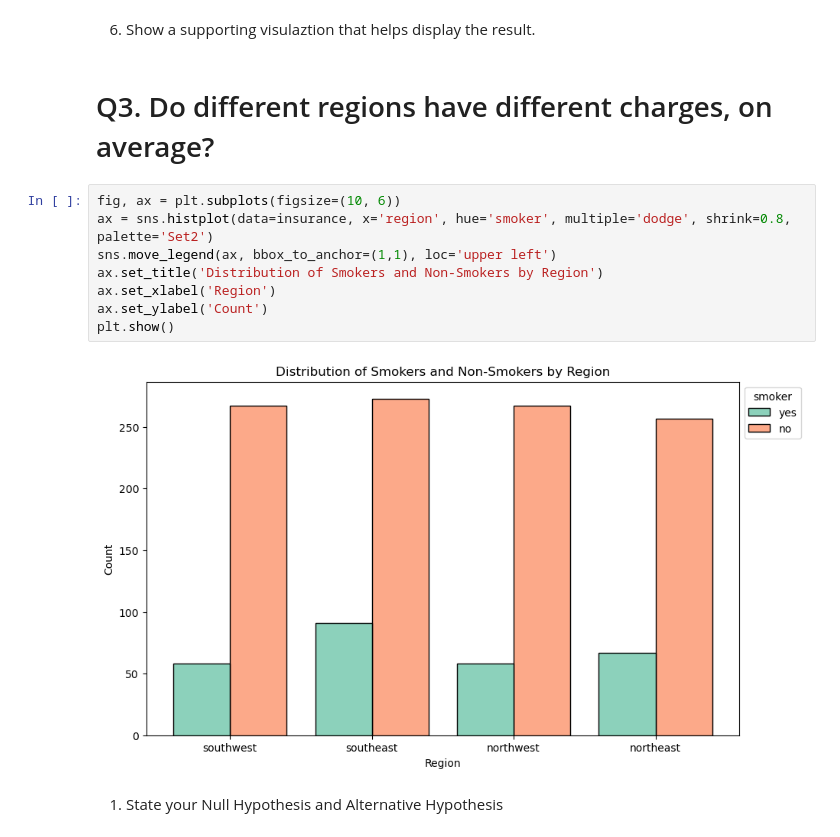
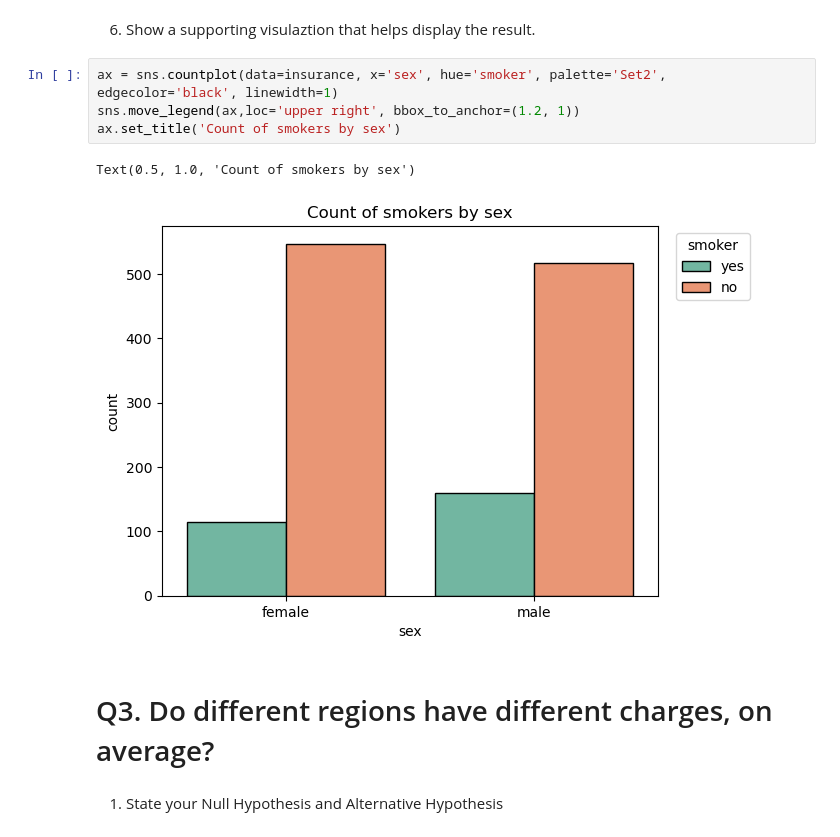
Before and after one commit to zeekwired/Hypothesis-Testing, a Jupyter notebook: Hypothesis_Testing.ipynb, the cells around one changed output. Cells and saved outputs as stored; diff of their text form.

```diff
--- a/Hypothesis_Testing.ipynb
+++ b/Hypothesis_Testing.ipynb
@@ -180,17 +161,14 @@ else:
 Reject the null hypothesis
 # %% [markdown]
 6. Show a supporting visulaztion that helps display the result.
+# %%
+ax = sns.countplot(data=insurance, x='sex', hue='smoker', palette='Set2', edgecolor='black', linewidth=1)
+sns.move_legend(ax,loc='upper right', bbox_to_anchor=(1.2, 1))
+ax.set_title('Count of smokers by sex')
+# %% [output]
+Text(0.5, 1.0, 'Count of smokers by sex')
+[figure, added]
 # %% [markdown]
 # Q3. Do different regions have different charges, on average?
-# %%
-fig, ax = plt.subplots(figsize=(10, 6))
-ax = sns.histplot(data=insurance, x='region', hue='smoker', multiple='dodge', shrink=0.8, palette='Set2')
-sns.move_legend(ax, bbox_to_anchor=(1,1), loc='upper left')
-ax.set_title('Distribution of Smokers and Non-Smokers by Region')
-ax.set_xlabel('Region')
-ax.set_ylabel('Count')
-plt.show()
-# %% [output]
-[figure, removed]
 # %% [markdown]
 1. State your Null Hypothesis and Alternative Hypothesis
```
Also changed, not shown: parts of 16 cells of this notebook.
